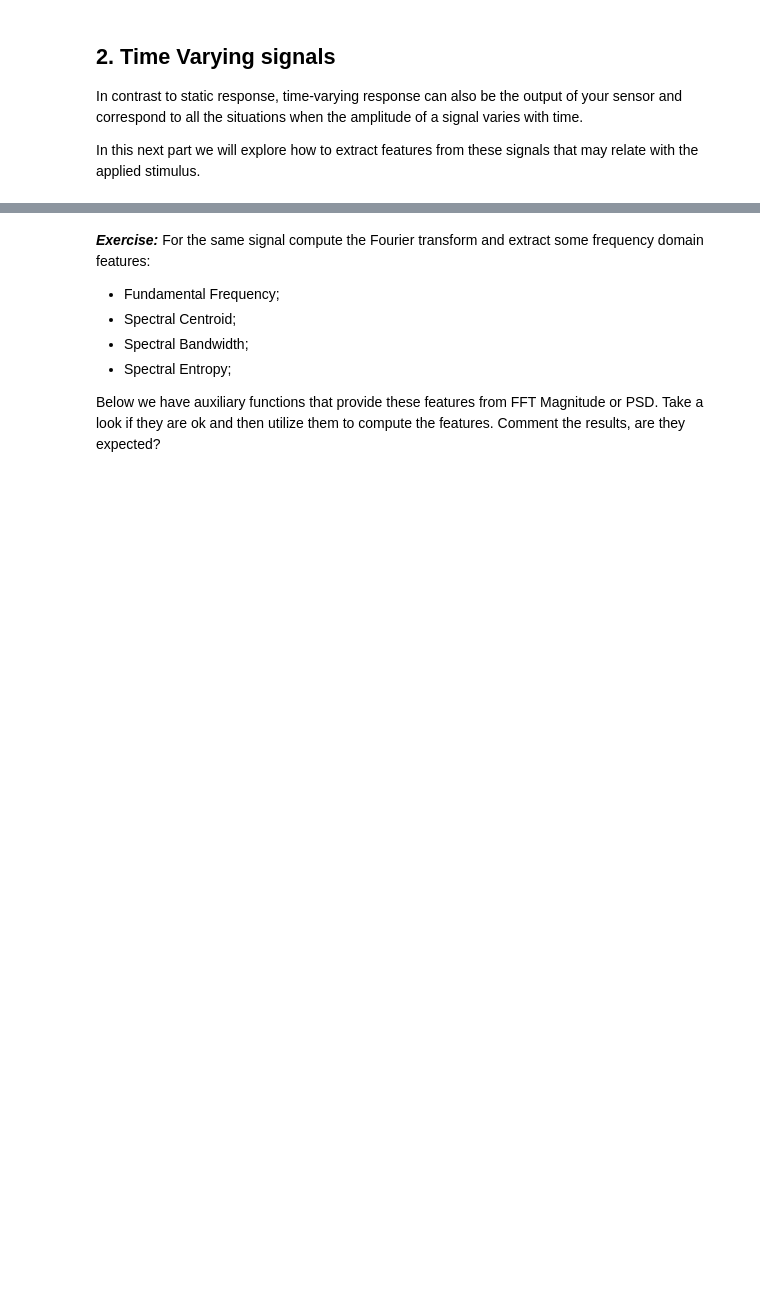
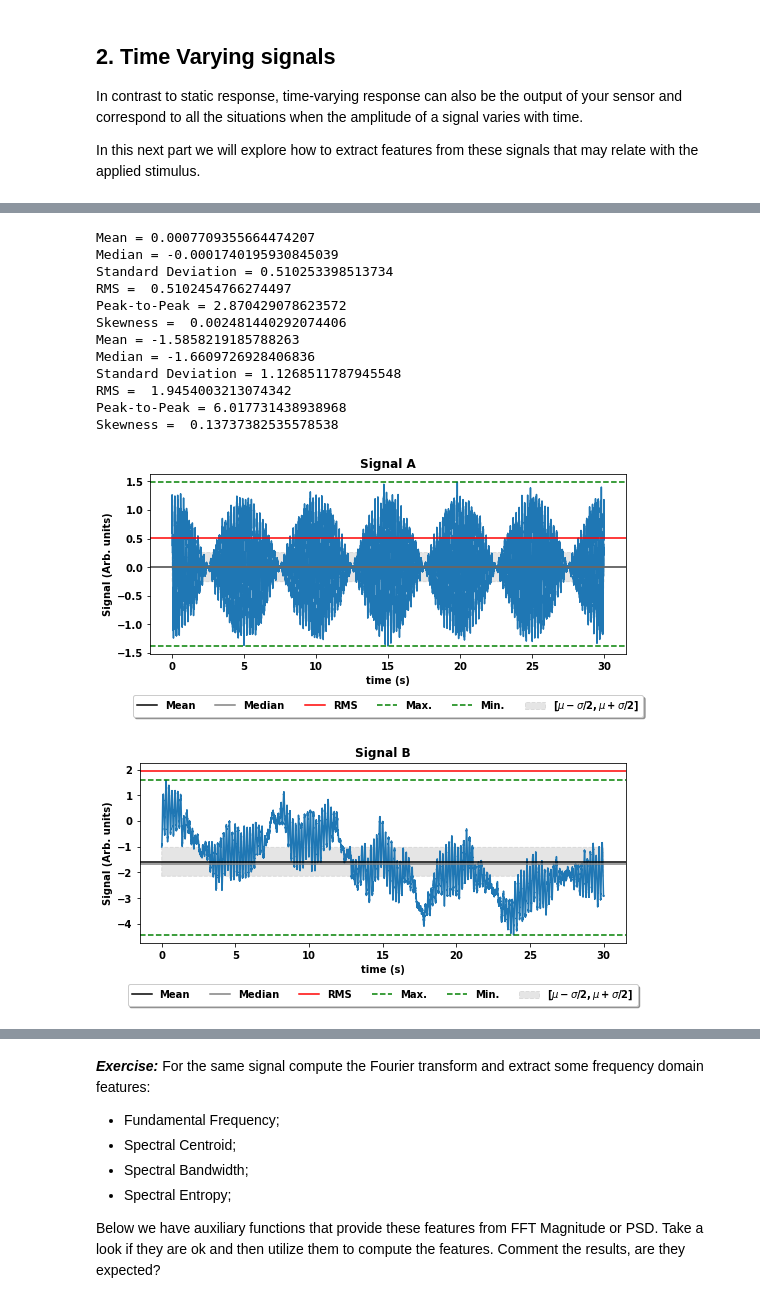
Before and after one commit to nunoazevedosilva/LIFM_2026, a Jupyter notebook: Week 2/WeekII.ipynb, the cells around one changed output, grey strips where cells are left out. Drawn from its saved outputs; the diff is of its cells as text; code cells hidden in the pictures; blank space fills up the shorter version.

```diff
--- a/Week 2/WeekII.ipynb
+++ b/Week 2/WeekII.ipynb
@@ -172,6 +231,72 @@ signalB = gensignalB(time)
 Try to obtain something like this:
 
 <img src="figs/fig6.png" width="500"/>
+# %%
+from scipy.stats import skew
+
+def signal(t):
+    return  np.sin(t) + np.sin(2*t) + 0.6*(-0.5 + np.random.random(len(t)))
+
+for signal_to_analyze,data_name in zip([signalA,signalB],['Signal A', 'Signal B']):
+
+    fig,ax = plt.subplots(figsize=[8,4])
+    ax.set_title(data_name)
+    ax.plot(time, signal_to_analyze)
+
+
+    ###Mean and median
+    mean_sig = np.mean(signal_to_analyze)
+    ax.axhline(mean_sig,color='k',label='Mean')
+
+    median_sig = np.median(signal_to_analyze)
+    ax.axhline(median_sig,color='gray',label='Median')
+
+    ###Standard Deviation
+    std_sig = np.std(signal_to_analyze,ddof=1)
+    ax.fill_between(time, mean_sig + std_sig/2, mean_sig - std_sig/2,color='gray',ls='--',alpha=0.2,label=r'$[ \mu - \sigma/2, \mu + \sigma/2 ]$')
+
+
+    ###RMS
+    RMS_sig = np.sqrt(np.sum(signal_to_analyze*signal_to_analyze)/len(signal_to_analyze))
+    ax.axhline(RMS_sig,color='r',label='RMS')
+
+    ##Maximum, Minimum, and Peak-to-peak
+    max_sig,min_sig = np.max(signal_to_analyze), np.min(signal_to_analyze)
+    peak_to_peak_sig = max_sig - min_sig
+    ax.axhline(max_sig,color='g',ls='--',label='Max.')
+    ax.axhline(min_sig,color='g',ls='--',label='Min.')
+
+    ###Skewness
+    skew_signal = skew(signal_to_analyze)
+
+
+    print('Mean =', mean_sig)
+    print('Median =', median_sig)
+    print('Standard Deviation =', std_sig)
+    print('RMS = ', RMS_sig)
+    print('Peak-to-Peak =', peak_to_peak_sig)
+    print('Skewness = ', skew_signal)
+
+    ax.set_xlabel('time (s)')
+    ax.set_ylabel('Signal (Arb. units)')
+    ax.legend(loc='upper center', bbox_to_anchor=(0.5, -.2),
+            ncol=6, fancybox=True, shadow=True)
+    fig.tight_layout()
+# %% [output]
+Mean = 0.0007709355664474207
+Median = -0.0001740195930845039
+Standard Deviation = 0.510253398513734
+RMS =  0.5102454766274497
+Peak-to-Peak = 2.870429078623572
+Skewness =  0.002481440292074406
+Mean = -1.5858219185788263
+Median = -1.6609726928406836
+Standard Deviation = 1.1268511787945548
+RMS =  1.9454003213074342
+Peak-to-Peak = 6.017731438938968
+Skewness =  0.13737382535578538
+[figure, added]
+[figure, added]
 # %% [markdown]
 ## 2.2 Frequency Domain Features
 
```
Also changed, not shown: parts of 9 cells of this notebook, 2 other files.
